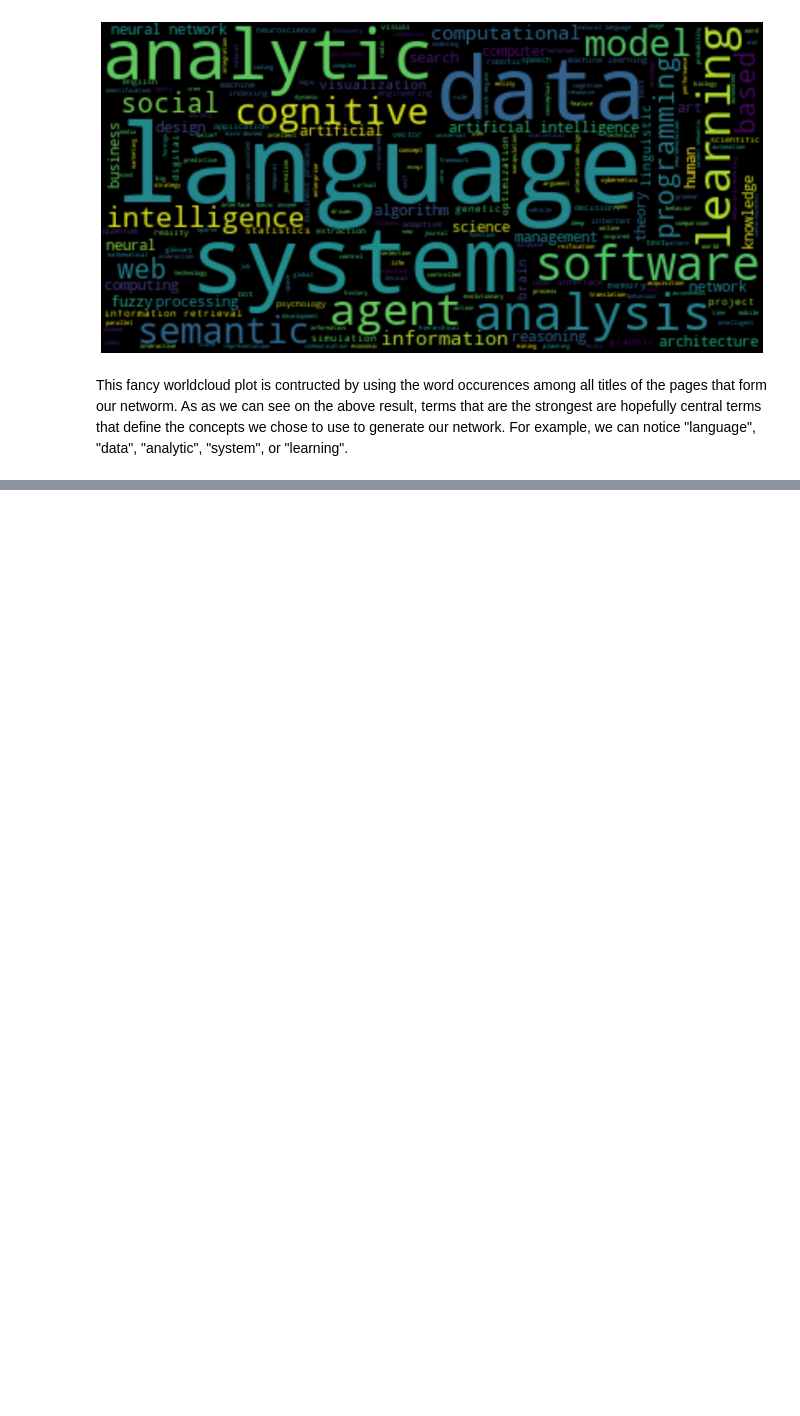
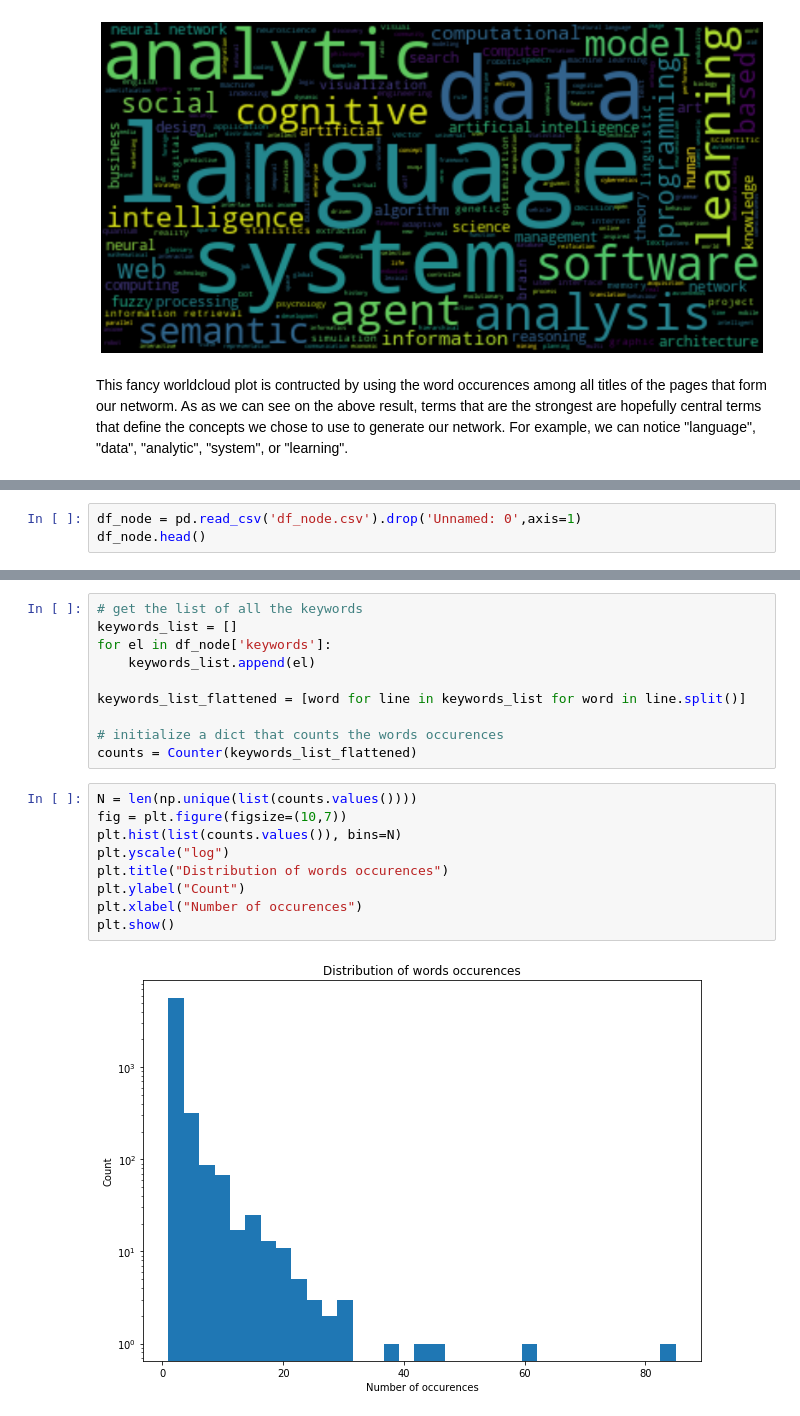
Before and after one commit to FredBaos/Ntds_project_team02, a Jupyter notebook: Exploration.ipynb, the cells around one changed output, grey strips where cells are left out. Cells and saved outputs as stored; diff of their text form; blank space fills up the shorter version.

```diff
--- a/Exploration.ipynb
+++ b/Exploration.ipynb
@@ -306,0 +339,3 @@ This fancy worldcloud plot is contructed by using the word occurences among all
+# %%
+df_node = pd.read_csv('df_node.csv').drop('Unnamed: 0',axis=1)
+df_node.head()
@@ -306,0 +349,21 @@ This fancy worldcloud plot is contructed by using the word occurences among all
+# %%
+# get the list of all the keywords
+keywords_list = []
+for el in df_node['keywords']:
+    keywords_list.append(el)
+
+keywords_list_flattened = [word for line in keywords_list for word in line.split()]
+
+# initialize a dict that counts the words occurences
+counts = Counter(keywords_list_flattened)
+# %%
+N = len(np.unique(list(counts.values())))
+fig = plt.figure(figsize=(10,7))
+plt.hist(list(counts.values()), bins=N)
+plt.yscale("log")
+plt.title("Distribution of words occurences")
+plt.ylabel("Count")
+plt.xlabel("Number of occurences")
+plt.show()
+# %% [output]
+[figure, added]
```
Also changed, not shown: parts of 58 cells of this notebook, 2 other files.
